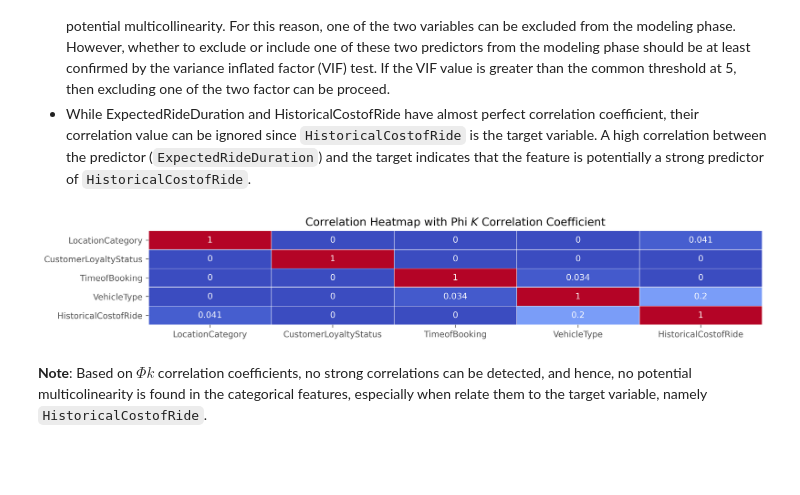
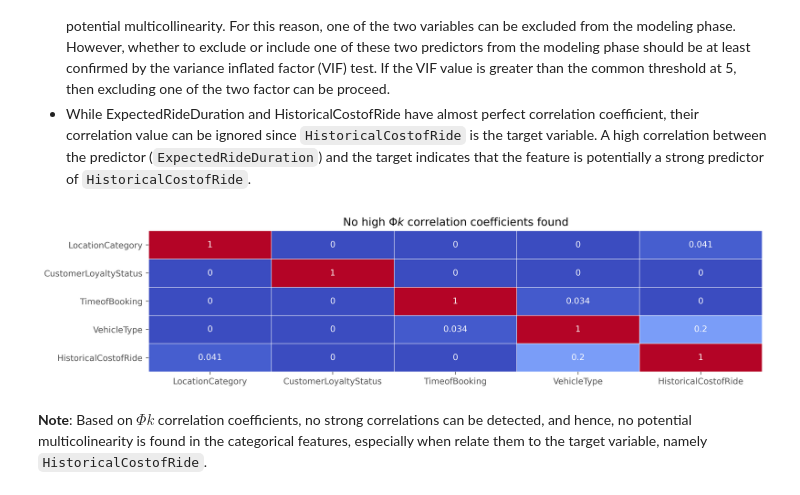
Before and after one commit to LingAdeu/dynamic-pricing-model, a Jupyter notebook: notebook/notebook.ipynb, the cells around one changed output. Cells and saved outputs as stored; diff of their text form; code cells hidden in the pictures; blank space fills up the shorter version.

```diff
--- a/notebook/notebook.ipynb
+++ b/notebook/notebook.ipynb
@@ -315,14 +317,14 @@ plt.show()
 - While ExpectedRideDuration and HistoricalCostofRide have almost perfect correlation coefficient, their correlation value can be ignored since `HistoricalCostofRide` is the target variable. A high correlation between the predictor (`ExpectedRideDuration`) and the target indicates that the feature is potentially a strong predictor of `HistoricalCostofRide`.
 # %%
 # build phi k correlation matrix
-plt.figure(figsize=(13, 2), dpi=400)
+plt.figure(figsize=(13, 3), dpi=400)
 cols = ['LocationCategory', 'CustomerLoyaltyStatus', 'TimeofBooking', 'VehicleType', 'HistoricalCostofRide']
 phik_matrix = df[cols].phik_matrix(interval_cols=['HistoricalCostofRide']).round(4)
 sns.heatmap(phik_matrix, annot=True, cmap='coolwarm', linewidths=0.5, cbar=False)
-plt.title('Correlation Heatmap with Phi $K$ Correlation Coefficient', loc='center', fontsize=13)
+plt.title('No high $\Phi k$ correlation coefficients found', loc='center', fontsize=13)
 plt.show()
 # %% [output]
-[figure, old version]
+[figure, new version]
 # %% [markdown]
 **Note**: Based on $\Phi k$ correlation coefficients, no strong correlations can be detected, and hence, no potential multicolinearity is found in the categorical features, especially when relate them to the target variable, namely `HistoricalCostofRide`.
 # %% [markdown]
```
Also changed, not shown: parts of 44 cells of this notebook, 4 other files.
